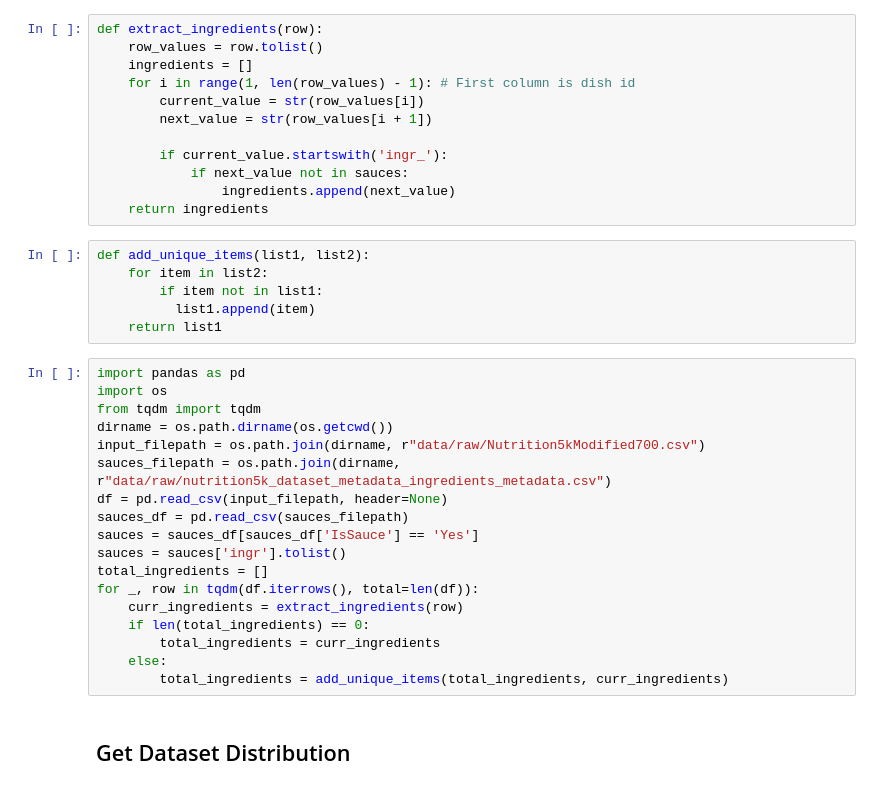
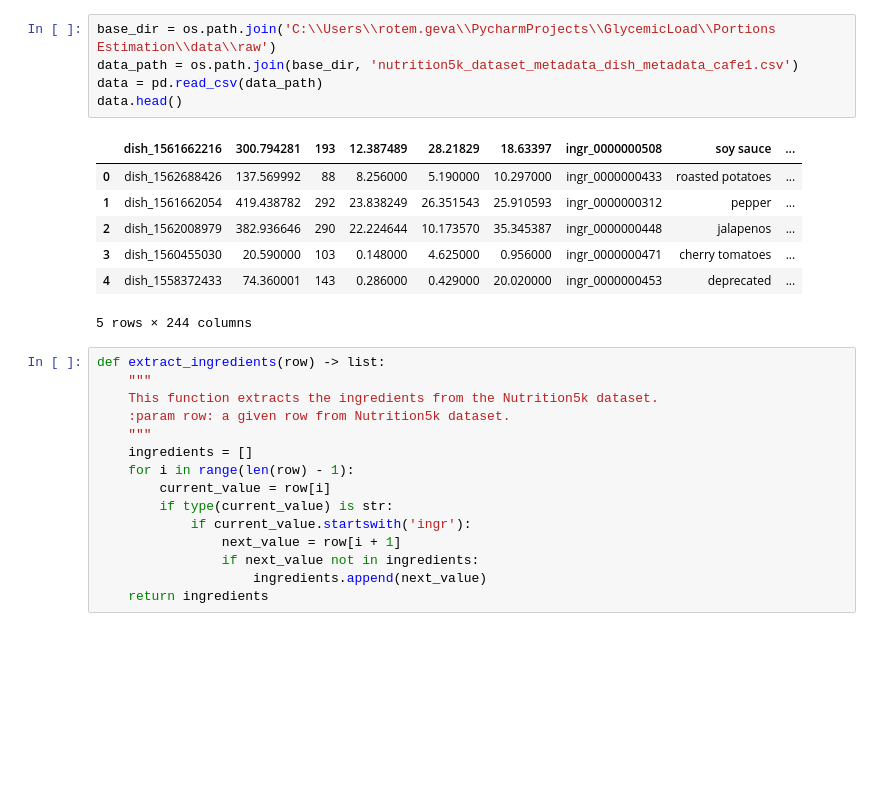
Before and after one commit to RotemGeva226/GlycemicLoad, a Jupyter notebook: Portions Estimation/notebooks/data_preprocessing.ipynb, the cells around one changed output. Cells and saved outputs as stored; diff of their text form; blank space fills up the shorter version.

```diff
--- a/Portions Estimation/notebooks/data_preprocessing.ipynb
+++ b/Portions Estimation/notebooks/data_preprocessing.ipynb
@@ -3,38 +11,28 @@ Ingredients EDA
+# %%
+base_dir = os.path.join('C:\\Users\\rotem.geva\\PycharmProjects\\GlycemicLoad\\Portions Estimation\\data\\raw')
+data_path = os.path.join(base_dir, 'nutrition5k_dataset_metadata_dish_metadata_cafe1.csv')
+data = pd.read_csv(data_path)
+data.head()
+# %% [output]
+|  | dish_1561662216 | 300.794281 | 193 | 12.387489 | 28.21829 | 18.63397 | ingr_0000000508 | soy sauce | ... |
+| 0 | dish_1562688426 | 137.569992 | 88 | 8.256000 | 5.190000 | 10.297000 | ingr_0000000433 | roasted potatoes | ... |
+| 1 | dish_1561662054 | 419.438782 | 292 | 23.838249 | 26.351543 | 25.910593 | ingr_0000000312 | pepper | ... |
+| 2 | dish_1562008979 | 382.936646 | 290 | 22.224644 | 10.173570 | 35.345387 | ingr_0000000448 | jalapenos | ... |
+| 3 | dish_1560455030 | 20.590000 | 103 | 0.148000 | 4.625000 | 0.956000 | ingr_0000000471 | cherry tomatoes | ... |
+| 4 | dish_1558372433 | 74.360001 | 143 | 0.286000 | 0.429000 | 20.020000 | ingr_0000000453 | deprecated | ... |
+5 rows × 244 columns
 # %%
-def extract_ingredients(row):
-    row_values = row.tolist()
+def extract_ingredients(row) -> list:
+    """
+    This function extracts the ingredients from the Nutrition5k dataset.
+    :param row: a given row from Nutrition5k dataset.
+    """
     ingredients = []
-    for i in range(1, len(row_values) - 1): # First column is dish id
-        current_value = str(row_values[i])
-        next_value = str(row_values[i + 1])
-
-        if current_value.startswith('ingr_'):
-            if next_value not in sauces:
-                ingredients.append(next_value)
+    for i in range(len(row) - 1):
+        current_value = row[i]
+        if type(current_value) is str:
+            if current_value.startswith('ingr'):
+                next_value = row[i + 1]
+                if next_value not in ingredients:
+                    ingredients.append(next_value)
     return ingredients
-# %%
-def add_unique_items(list1, list2):
-    for item in list2:
-        if item not in list1:
-          list1.append(item)
-    return list1
-# %%
-import pandas as pd
-import os
-from tqdm import tqdm
-dirname = os.path.dirname(os.getcwd())
-input_filepath = os.path.join(dirname, r"data/raw/Nutrition5kModified700.csv")
-sauces_filepath = os.path.join(dirname, r"data/raw/nutrition5k_dataset_metadata_ingredients_metadata.csv")
-df = pd.read_csv(input_filepath, header=None)
-sauces_df = pd.read_csv(sauces_filepath)
-sauces = sauces_df[sauces_df['IsSauce'] == 'Yes']
-sauces = sauces['ingr'].tolist()
-total_ingredients = []
-for _, row in tqdm(df.iterrows(), total=len(df)):
-    curr_ingredients = extract_ingredients(row)
-    if len(total_ingredients) == 0:
-        total_ingredients = curr_ingredients
-    else:
-        total_ingredients = add_unique_items(total_ingredients, curr_ingredients)
-# %% [markdown]
-## Get Dataset Distribution
```
Also changed, not shown: parts of 15 cells of this notebook.
